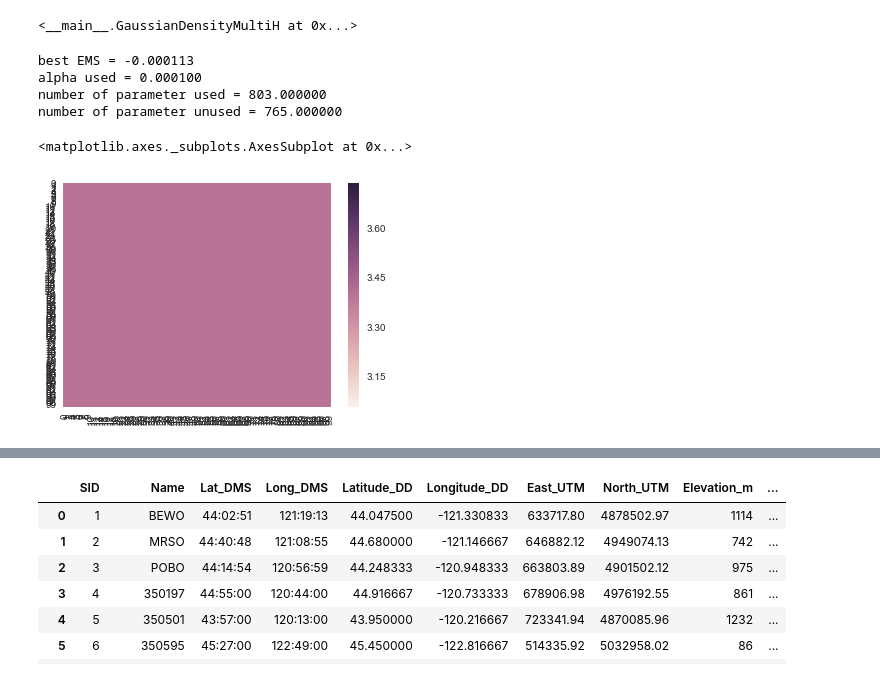
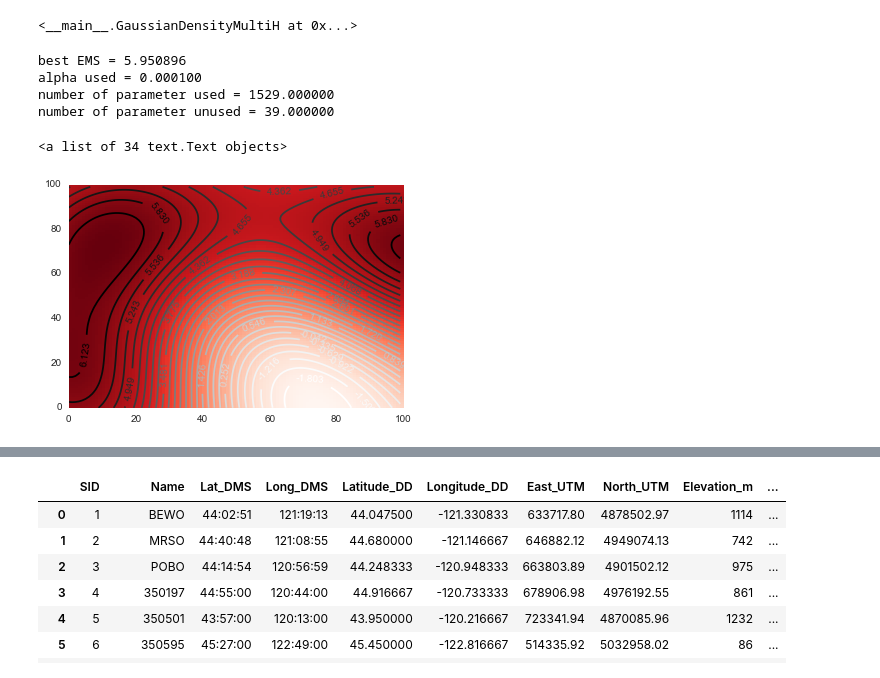
Before and after one commit to DarwinSenior/cs498, a Jupyter notebook: assignment7/Homework7.ipynb, the cells around one changed output, grey strips where cells are left out. Drawn from its saved outputs; the diff is of its cells as text; code cells hidden in the pictures.

```diff
--- a/assignment7/Homework7.ipynb
+++ b/assignment7/Homework7.ipynb
@@ -56,14 +56,14 @@ class GaussianDensityMultiH(object):
         if len(X.shape) == 1:
             X = X.reshape(X.size, 1)
         self.X = X
-        G = np.hstack([sp.stats.norm.pdf(euclidean_distances(X, self.X)/self.h) for h in self.hs])
+        G = np.hstack([sp.stats.norm.pdf(euclidean_distances(X, X)/h) for h in self.hs])
         self.model.fit(G.T.dot(G), G.T.dot(y))
         return self
 
     def predict(self, X):
         if len(X.shape) == 1:
             X = X.reshape(X.size, 1)
-        G = np.hstack([sp.stats.norm.pdf(euclidean_distances(X, self.X)/self.h) for h in self.hs])
+        G = np.hstack([sp.stats.norm.pdf(euclidean_distances(X, self.X)/h) for h in self.hs])
         return self.model.predict(G)
 
     def score(self, X, y):
@@ -156,25 +156,25 @@ chosen h = 293184.212975
 [figure]
 # %%
 hs = 126738*1.1**np.arange(-2, 2, 0.3)
-lasso = LassoCV(max_iter=15000, alphas=np.logspace(-4, 4, 1))
+lasso = LassoCV(max_iter=15000, alphas=np.logspace(-4, 4, 10))
 gs = GaussianDensityMultiH(model=lasso, hs=hs)
 gs.fit(positions, temps)
 # %% [output]
 <__main__.GaussianDensityMultiH at 0x...>
 # %%
-print("best EMS = %f"%(gs.score(positions, temps)))
+print("best EMS = %f"%(mean_squared_error(gs.predict(positions), temps)))
 print("alpha used = %f"%(lasso.alpha_))
 print("number of parameter used = %f"%(np.sum(lasso.coef_!=0)))
 print("number of parameter unused = %f"%(np.sum(lasso.coef_==0)))
 temresult = gs.predict(grid).reshape((100, 100))
-sns.heatmap(temresult)
-# cs = plt.contour(temresult, levels=np.linspace(np.min(temresult), np.max(temresult), 5)[1:-1])
-# plt.clabel(cs, inline=1, fontsize=10)
+plt.pcolor(temresult,cmap=plt.cm.Reds)
+cs = plt.contour(temresult, levels=np.linspace(np.min(temresult), np.max(temresult), 30)[1:-1])
+plt.clabel(cs, inline=1, fontsize=10)
 # %% [output]
-best EMS = -0.000113
+best EMS = 5.950896
 alpha used = 0.000100
-number of parameter used = 803.000000
-number of parameter unused = 765.000000
+number of parameter used = 1529.000000
+number of parameter unused = 39.000000
-<matplotlib.axes._subplots.AxesSubplot at 0x...>
+<a list of 34 text.Text objects>
-[figure, old version]
+[figure, new version]
 # %%
```
Also changed, not shown: parts of 4 cells of this notebook.
